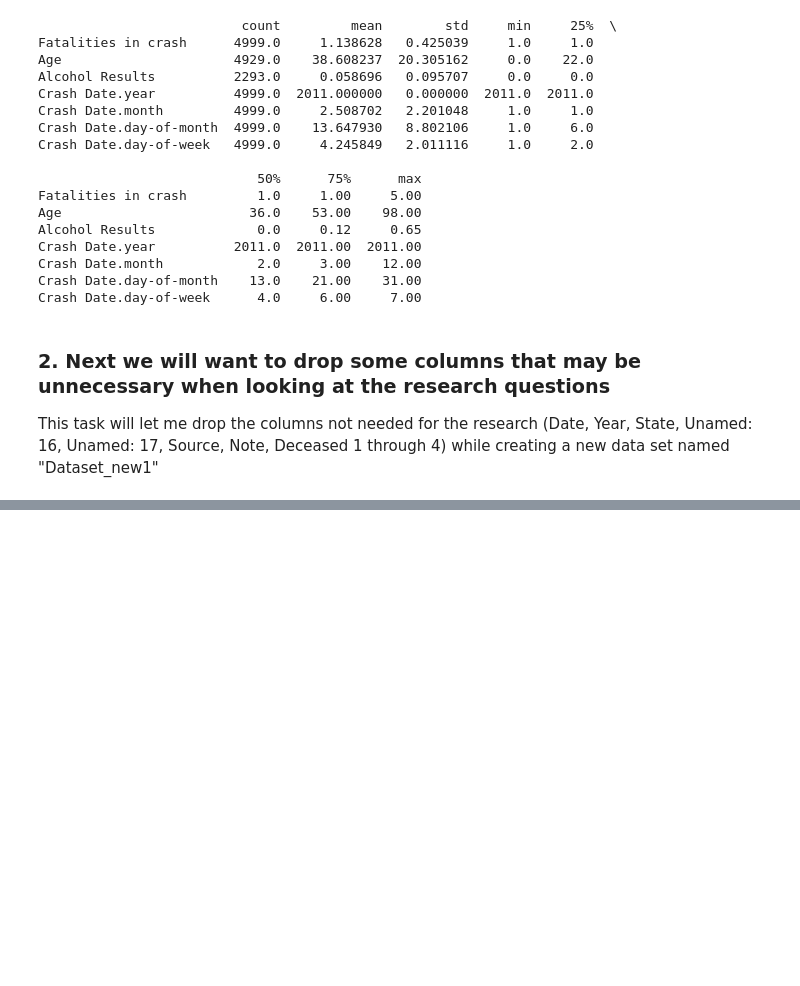
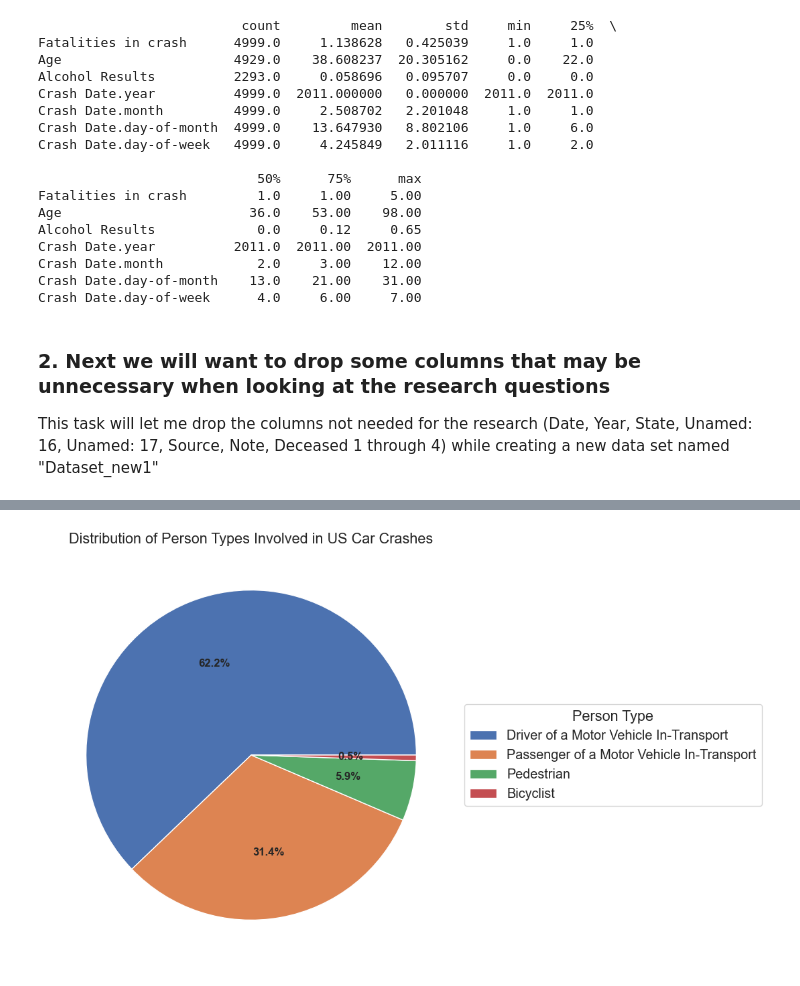
Before and after one commit to ubco-W2022T2-data301/project-group-group13, a Jupyter notebook: analysis/analysis1.ipynb, the cells around one changed output, grey strips where cells are left out. Saved outputs shown, nothing was run; the diff lists cells and outputs as text; code cells hidden in the pictures; blank space fills up the shorter version.

```diff
--- a/analysis/analysis1.ipynb
+++ b/analysis/analysis1.ipynb
@@ -169,0 +219,17 @@ plt.show()
+# %%
+df = pd.read_csv('../data/raw/US_car_crashes.csv')
+df = df.drop(df[df['Person Type'].isin(['Unknown Occupant Type in a Motor Vehicle In- Transport', 'Persons on Personal Conveyances',
+                                        'Persons In/On Buildings', 'Occupant of a Motor Vehicle Not In- Transport',
+                                        'Occupant of a Non-Motor Vehicle Transport Device'])].index)
+
+person_type_counts = df['Person Type'].value_counts()
+
+fig, ax = plt.subplots(figsize=(8,8))
+wedges, texts, autotexts = ax.pie(person_type_counts.values, autopct='%1.1f%%', textprops={'fontsize': 12})
+ax.legend(wedges, person_type_counts.index, title="Person Type", loc="center left", bbox_to_anchor=(1, 0, 0.5, 1))
+
+plt.setp(autotexts, size=12, weight="bold")
+plt.title("Distribution of Person Types Involved in US Car Crashes")
+plt.show()
+# %% [output]
+[figure, added]
```
Also changed, not shown: parts of 7 cells of this notebook.
